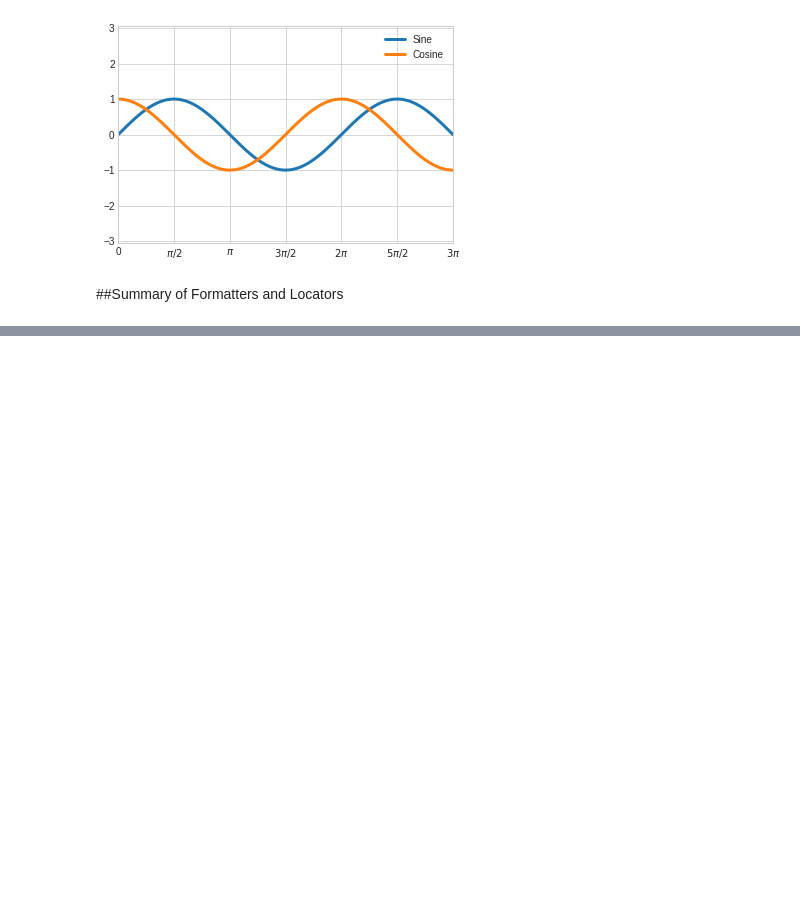
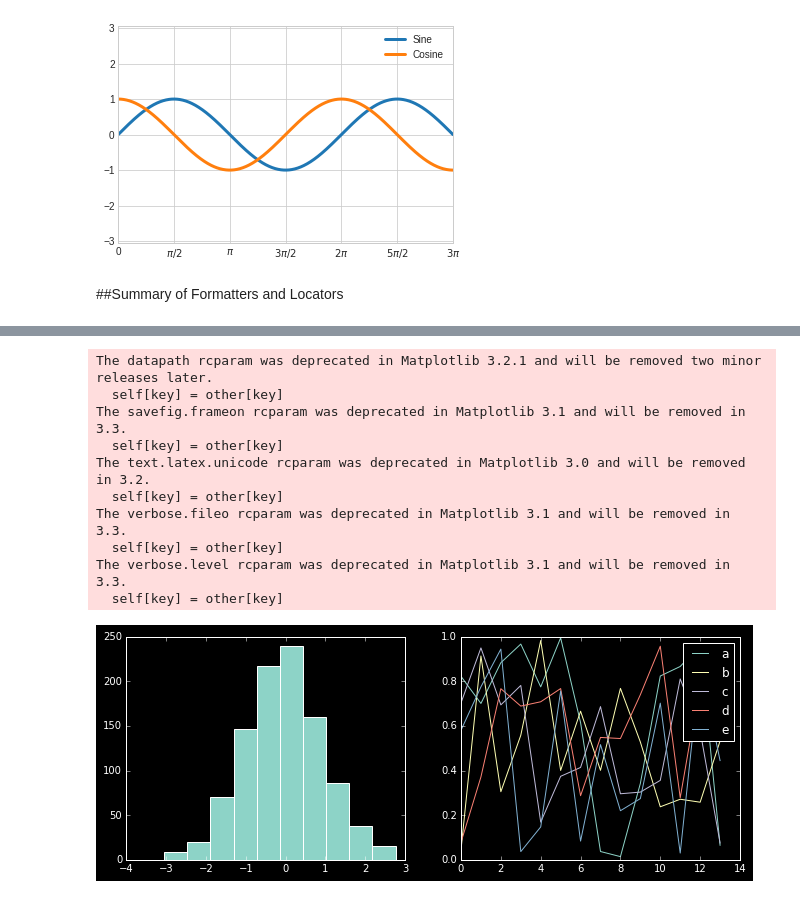
Before and after one commit to KazumaShachou/DataScience, a Jupyter notebook: Matplotlib_3.ipynb, the cells around one changed output, grey strips where cells are left out. Drawn from its saved outputs; the diff is of its cells as text; code cells hidden in the pictures; blank space fills up the shorter version.

```diff
--- a/Matplotlib_3.ipynb
+++ b/Matplotlib_3.ipynb
@@ -237,0 +275,5 @@ plt.hist(x);
+# %%
+#Stylesheets
+IPython_default = plt.rcParams.copy()
+from matplotlib import cycler
+plt.style.available[:10]
@@ -237,0 +291,25 @@ plt.hist(x);
+# %%
+plt.style.use('seaborn')
+# %%
+def hist_and_lines():
+  np.random.seed(0)
+  fig, ax = plt.subplots(1, 2, figsize=(11, 4))
+  ax[0].hist(np.random.randn(1000))
+  for i in range(5):
+    ax[1].plot(np.random.rand(14))
+  ax[1].legend(['a', 'b', 'c', 'd', 'e'], loc='upper right')
+
+plt.rcParams.update(IPython_default);
+hist_and_lines()
+# %% [output]
+The datapath rcparam was deprecated in Matplotlib 3.2.1 and will be removed two minor releases later.
+  self[key] = other[key]
+The savefig.frameon rcparam was deprecated in Matplotlib 3.1 and will be removed in 3.3.
+  self[key] = other[key]
+The text.latex.unicode rcparam was deprecated in Matplotlib 3.0 and will be removed in 3.2.
+  self[key] = other[key]
+The verbose.fileo rcparam was deprecated in Matplotlib 3.1 and will be removed in 3.3.
+  self[key] = other[key]
+The verbose.level rcparam was deprecated in Matplotlib 3.1 and will be removed in 3.3.
+  self[key] = other[key]
+[figure, added]
```
Also changed, not shown: parts of 11 cells of this notebook.
